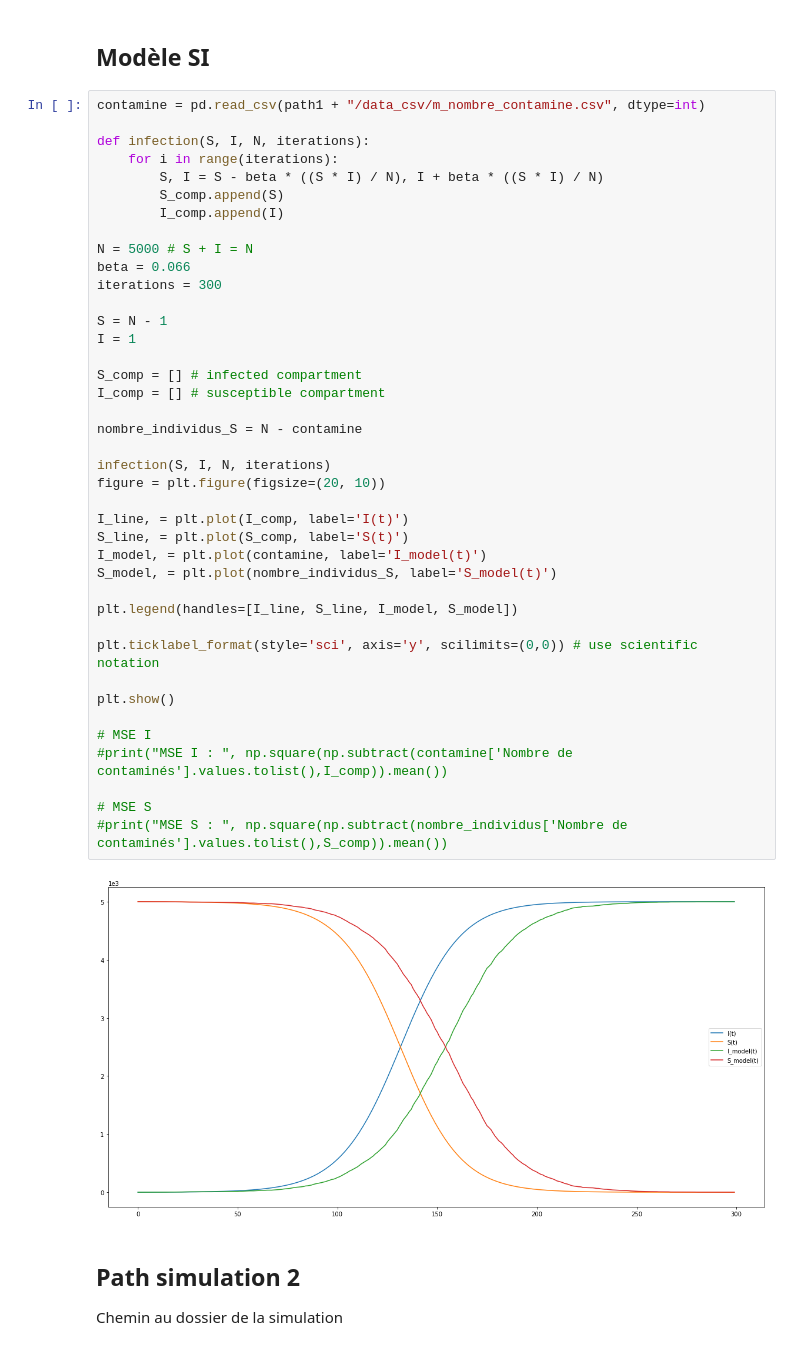
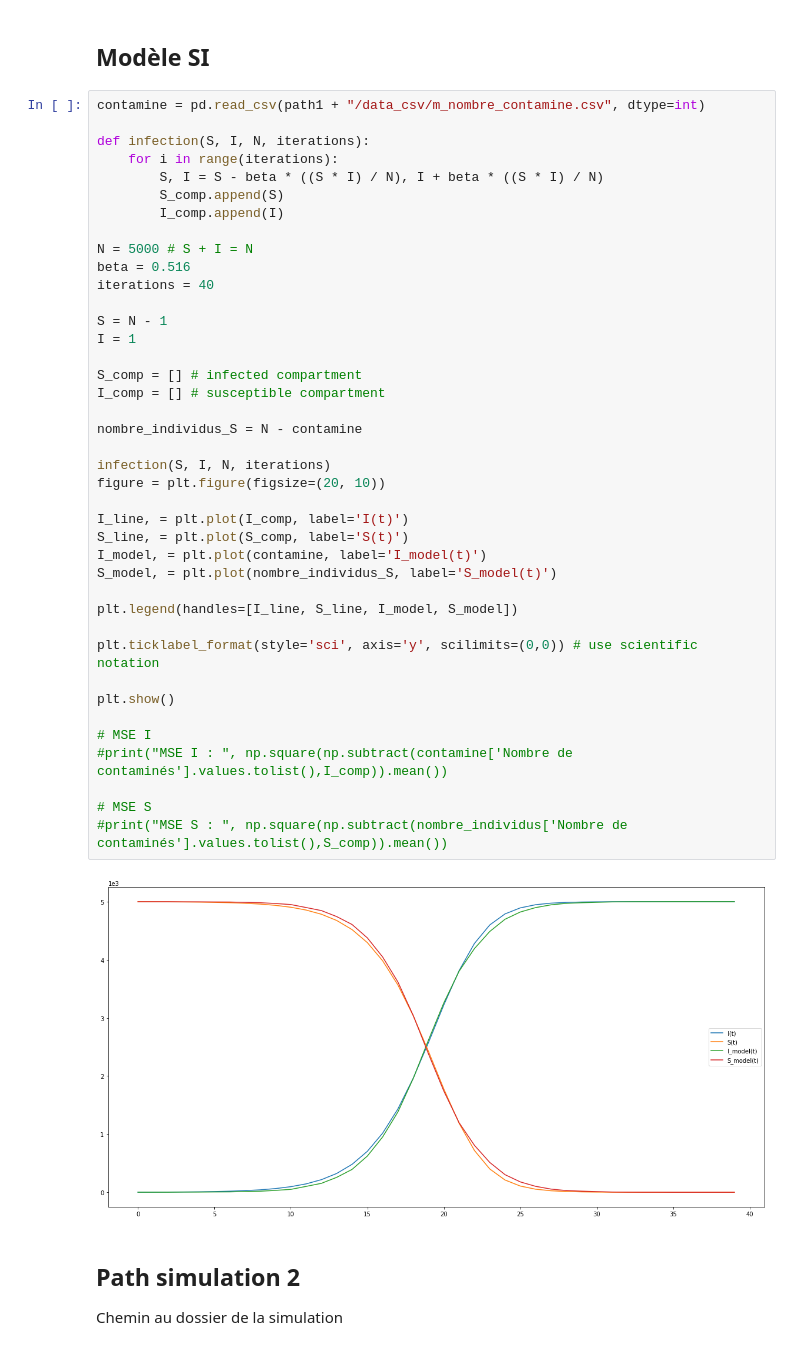
Before and after one commit to maximepasquier/Diversity, a Jupyter notebook: Python/SI.ipynb, the cells around one changed output. Drawn from its saved outputs; the diff is of its cells as text.

```diff
--- a/Python/SI.ipynb
+++ b/Python/SI.ipynb
@@ -29,38 +29,38 @@ def infection(S, I, N, iterations):
         I_comp.append(I)
 
 N = 5000 # S + I = N
-beta = 0.066
-iterations = 300
+beta = 0.516
+iterations = 40
 
 S = N - 1
 I = 1
 
 S_comp = [] # infected compartment
 I_comp = [] # susceptible compartment
 
 nombre_individus_S = N - contamine
 
 infection(S, I, N, iterations)
 figure = plt.figure(figsize=(20, 10))
 
 I_line, = plt.plot(I_comp, label='I(t)')
 S_line, = plt.plot(S_comp, label='S(t)')
 I_model, = plt.plot(contamine, label='I_model(t)')
 S_model, = plt.plot(nombre_individus_S, label='S_model(t)')
 
 plt.legend(handles=[I_line, S_line, I_model, S_model])
 
 plt.ticklabel_format(style='sci', axis='y', scilimits=(0,0)) # use scientific notation
 
 plt.show()
 
 # MSE I
 #print("MSE I : ", np.square(np.subtract(contamine['Nombre de contaminés'].values.tolist(),I_comp)).mean())
 
 # MSE S
 #print("MSE S : ", np.square(np.subtract(nombre_individus['Nombre de contaminés'].values.tolist(),S_comp)).mean())
 # %% [output]
-[figure, old version]
+[figure, new version]
 # %% [markdown]
 ## Path simulation 2
 Chemin au dossier de la simulation
```
Also changed, not shown: parts of 13 cells of this notebook, 20 other files.
